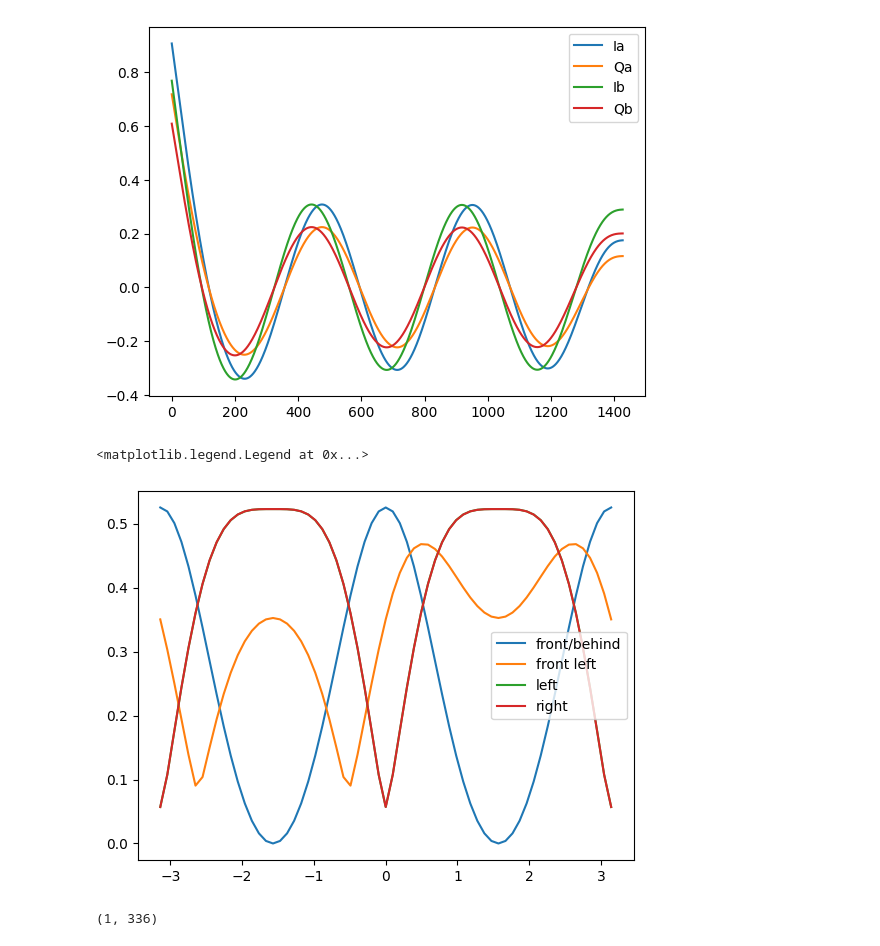
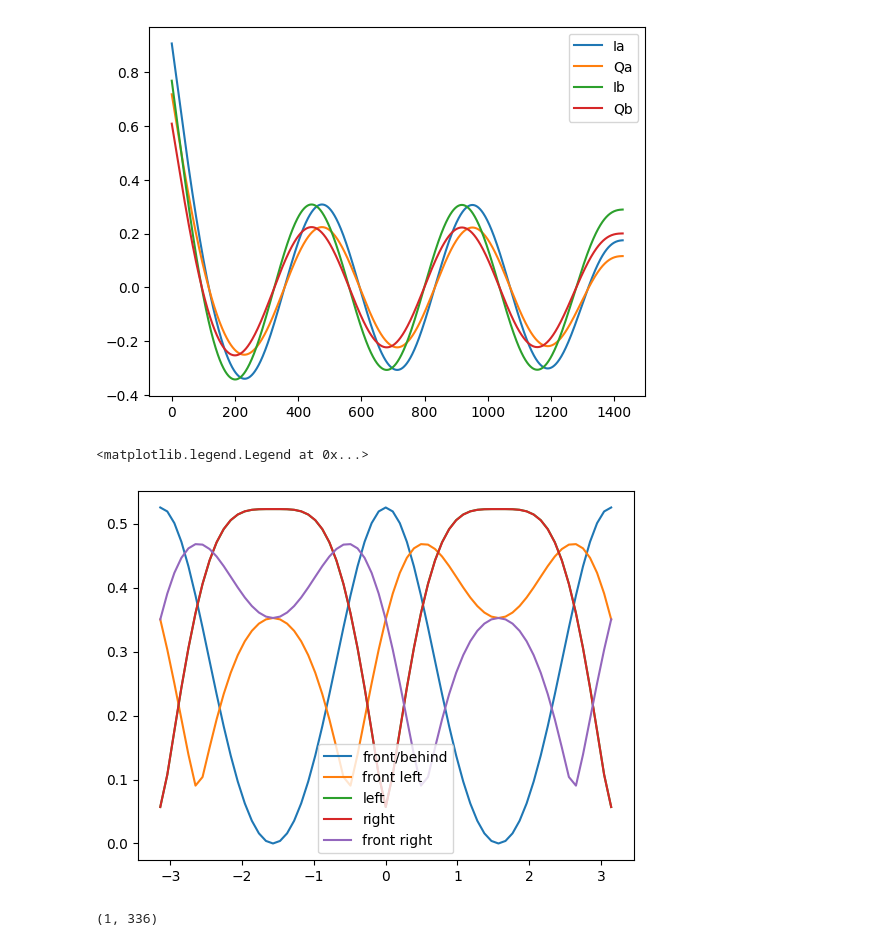
Before and after one commit to mfkiwl/spf, a Jupyter notebook: software/notebooks/verify_beamformer_math_v2.ipynb, the cells around one changed output. Drawn from its saved outputs; the diff is of its cells as text; code cells hidden in the pictures.

```diff
--- a/software/notebooks/verify_beamformer_math_v2.ipynb
+++ b/software/notebooks/verify_beamformer_math_v2.ipynb
@@ -89,34 +89,35 @@ ax.legend()
 
 pos=np.array([
     [lambdac/4,0], # location of a
     [-lambdac/4,0] # locaiton of b
 ])
 
 offset_and_label=[
     [(0,0),'front/behind'],
     [(0,periodc/4),'front left'], # b gets signal before a,
     [(0,periodc/2),'left'],
     [(periodc/2,0),'right'],
+    [(periodc/4,0),'front right'],
 ]
 
 for offset,label in offset_and_label:
     #signal b is half a carrier wavelength ahead of signal a
     rsignala=process_recv(signal_at_time(offset[0]))
     rsignalb=process_recv(signal_at_time(offset[1]))
     signal_matrix=np.vstack([
         rsignala['I']+1j*rsignala['Q'],
         rsignalb['I']+1j*rsignalb['Q']])
 
     thetas,sds,steer=rf.beamformer(
         pos,
         signal_matrix,
         fc)
     plt.plot(thetas,sds,label=label)
 
 plt.legend()
 # %% [output]
 <matplotlib.legend.Legend at 0x...>
-[figure, old version]
+[figure, new version]
 # %%
 d=rf.ULADetector(sampling_frequency=1e6,n_elements=2,spacing=6)
 # %%
```
Also changed, not shown: parts of 1 cell of this notebook, 4 other files.
